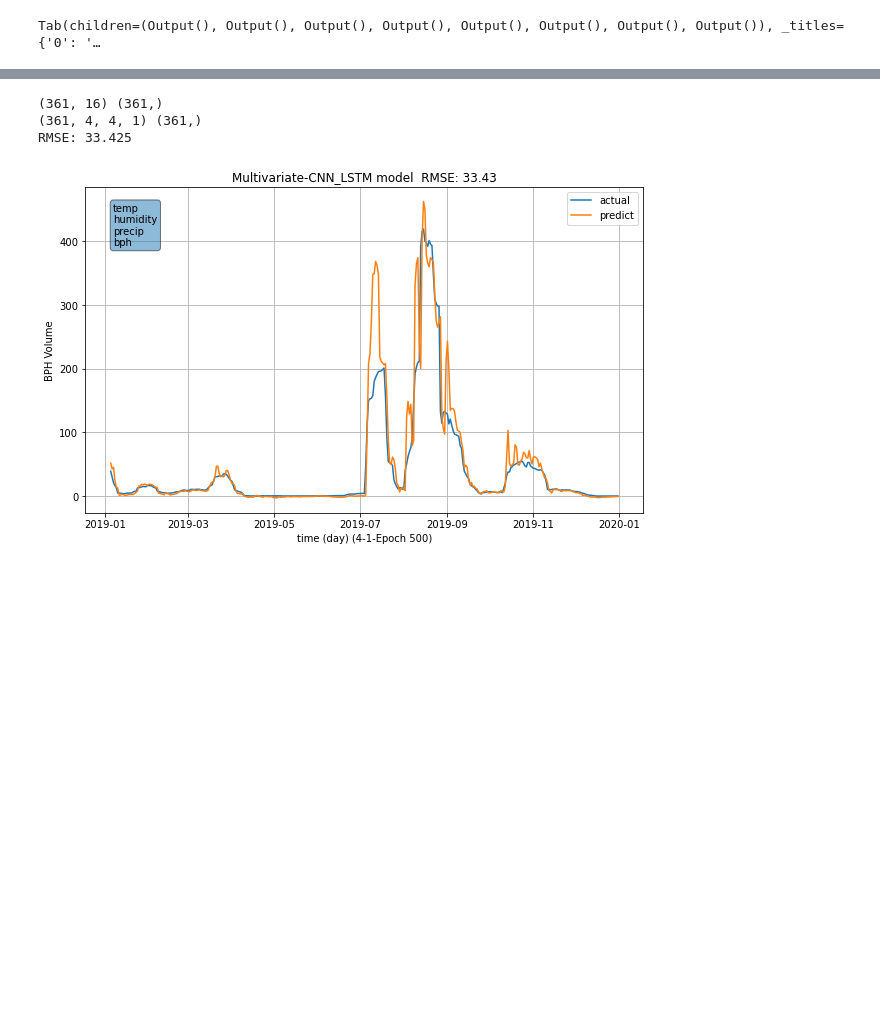
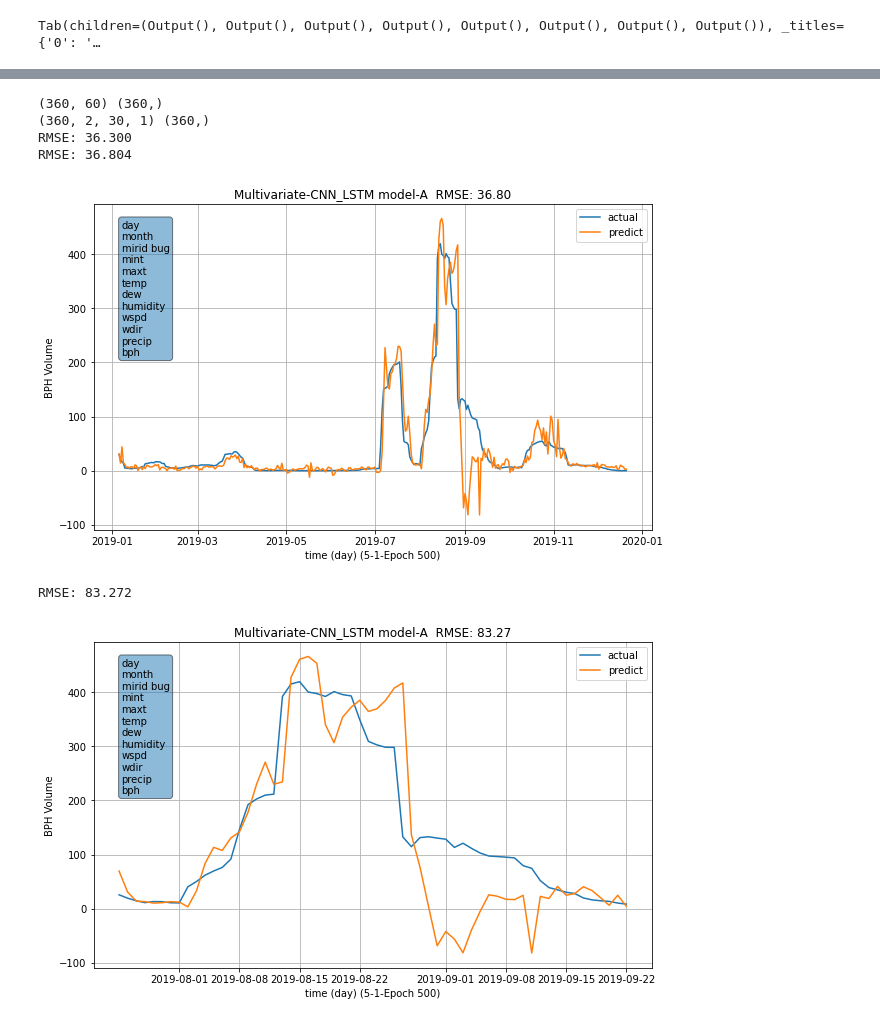
Before and after one commit to D6200763-SUT/SUT_Rice_Project_2021, a Jupyter notebook: Ex4_Multivariate_CNN_LSTM_model_Time-series run 1.ipynb, the cells around one changed output, grey strips where cells are left out. Saved outputs shown, nothing was run; the diff lists cells and outputs as text; code cells hidden in the pictures; blank space fills up the shorter version.

```diff
--- a/Ex4_Multivariate_CNN_LSTM_model_Time-series run 1.ipynb
+++ b/Ex4_Multivariate_CNN_LSTM_model_Time-series run 1.ipynb
@@ -512,11 +526,6 @@ n_features = frames_test.shape[1]
 df = frames_test.reset_index()
 date_time_predict = pd.to_datetime(df.pop('date'))
 
-# # ensure all data is float
-# values = values_predict.astype('float32')
-# # normalize features
-# scaler = MinMaxScaler(feature_range=(0, 1))
-# scaled = scaler.fit_transform(values)
 
 # frame as supervised learning
 reframed = series_to_supervised(values_predict, n_day, n_out)
@@ -535,8 +544,8 @@ n_obs = n_day * n_features
 test_X, test_y = test[:, :n_obs], test[:, -1]
 print(test_X.shape, test_y.shape)
 
-n_features = 1
-test_X = test_X.reshape((test_X.shape[0], n_seq, n_steps, n_features))
+timesteps = test_X.shape[1]//subsequences
+test_X = test_X.reshape((test_X.shape[0], subsequences, timesteps, 1))
 print(test_X.shape, test_y.shape)
 
 ## make a prediction
@@ -551,37 +560,86 @@ m.update_state([df_out['actual']], [df_out['predict']])
 rmse = m.result().numpy()
 print('RMSE: %.3f' % rmse)
 
-d_range = 12390
-pre_start = 0 #0  200
+
+d_range = 350
+pre_start = 0
+
 pre_stop = pre_start+d_range
 d_start = n_day+n_out-1+pre_start
 d_stop = n_day+n_out-1+pre_start+d_range
+
+# calculate RMSE
+m = tf.keras.metrics.RootMeanSquaredError()
+m.update_state(df_out['actual'][pre_start:pre_stop], df_out['predict'][pre_start:pre_stop])
+rmse = m.result().numpy()
+print('RMSE: %.3f' % rmse)
 
 strings = list(frames_test.columns)
 textstr = '\n'.join(strings[:12])
 
 fig, ax = plt.subplots()
 fig.set_figheight(6)
 fig.set_figwidth(10)
 
 ax.plot(date_time_predict[d_start:d_stop],df_out['actual'][pre_start:pre_stop],label='actual')
 ax.plot(date_time_predict[d_start:d_stop],df_out['predict'][pre_start:pre_stop],label='predict')
 
 ax.legend(loc='upper right')
-ax.set_title('Multivariate-CNN_LSTM model' +'  RMSE: %.2f' % rmse)
+ax.set_title('Multivariate-CNN_LSTM model-A' +'  RMSE: %.2f' % rmse)
 ax.set_xlabel('time (day) '+'(%d-'%n_day+'%d-'%n_out+'Epoch %d)'%Epochs)
 ax.set_ylabel('BPH Volume')
 ax.grid(True)
 
 # these are matplotlib.patch.Patch properties
 props = dict(boxstyle='round', alpha=0.5)
 
 # place a text box in upper left in axes coords
 ax.text(0.05, 0.95, textstr, transform=ax.transAxes, fontsize=10,
         verticalalignment='top', bbox=props)
 plt.show()
+
+
+d_range = 60
+pre_start =  200
+
+pre_stop = pre_start+d_range
+d_start = n_day+n_out-1+pre_start
+d_stop = n_day+n_out-1+pre_start+d_range
+
+# calculate RMSE
+m = tf.keras.metrics.RootMeanSquaredError()
+m.update_state(df_out['actual'][pre_start:pre_stop], df_out['predict'][pre_start:pre_stop])
+rmse = m.result().numpy()
+print('RMSE: %.3f' % rmse)
+
+strings = list(frames_test.columns)
+textstr = '\n'.join(strings[:12])
+
+fig, ax = plt.subplots()
+fig.set_figheight(6)
+fig.set_figwidth(10)
+
+ax.plot(date_time_predict[d_start:d_stop],df_out['actual'][pre_start:pre_stop],label='actual')
+ax.plot(date_time_predict[d_start:d_stop],df_out['predict'][pre_start:pre_stop],label='predict')
+
+ax.legend(loc='upper right')
+ax.set_title('Multivariate-CNN_LSTM model-A' +'  RMSE: %.2f' % rmse)
+ax.set_xlabel('time (day) '+'(%d-'%n_day+'%d-'%n_out+'Epoch %d)'%Epochs)
+ax.set_ylabel('BPH Volume')
+ax.grid(True)
+
+# these are matplotlib.patch.Patch properties
+props = dict(boxstyle='round', alpha=0.5)
+
+# place a text box in upper left in axes coords
+ax.text(0.05, 0.95, textstr, transform=ax.transAxes, fontsize=10,
+        verticalalignment='top', bbox=props)
+plt.show()
 # %% [output]
-(361, 16) (361,)
-(361, 4, 4, 1) (361,)
-RMSE: 33.425
+(360, 60) (360,)
+(360, 2, 30, 1) (360,)
+RMSE: 36.300
+RMSE: 36.804
-[figure, old version]
+[figure, new version]
+RMSE: 83.272
+[figure, added]
```
Also changed, not shown: parts of 3 cells of this notebook, 2 other files.
